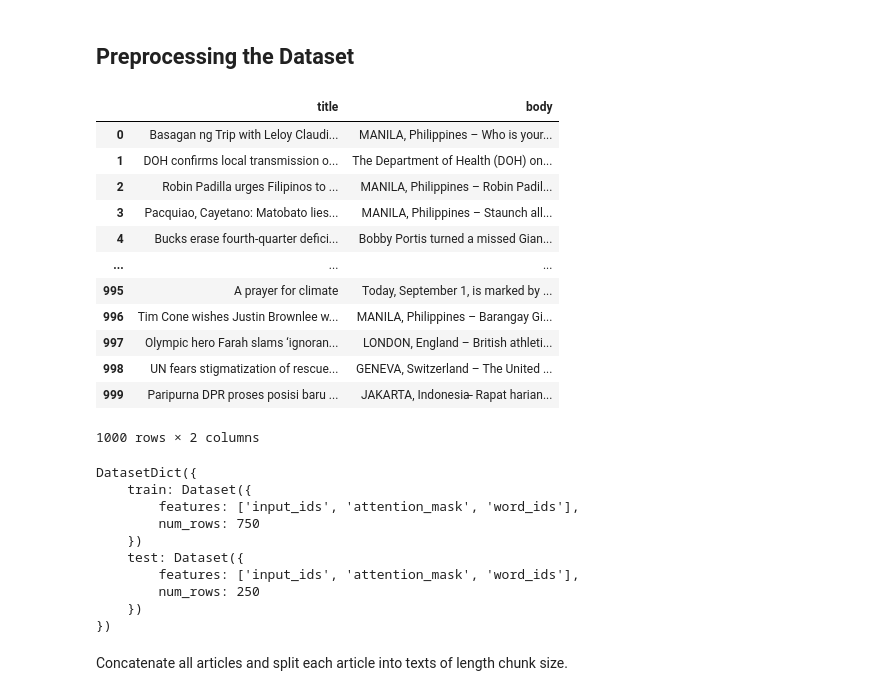
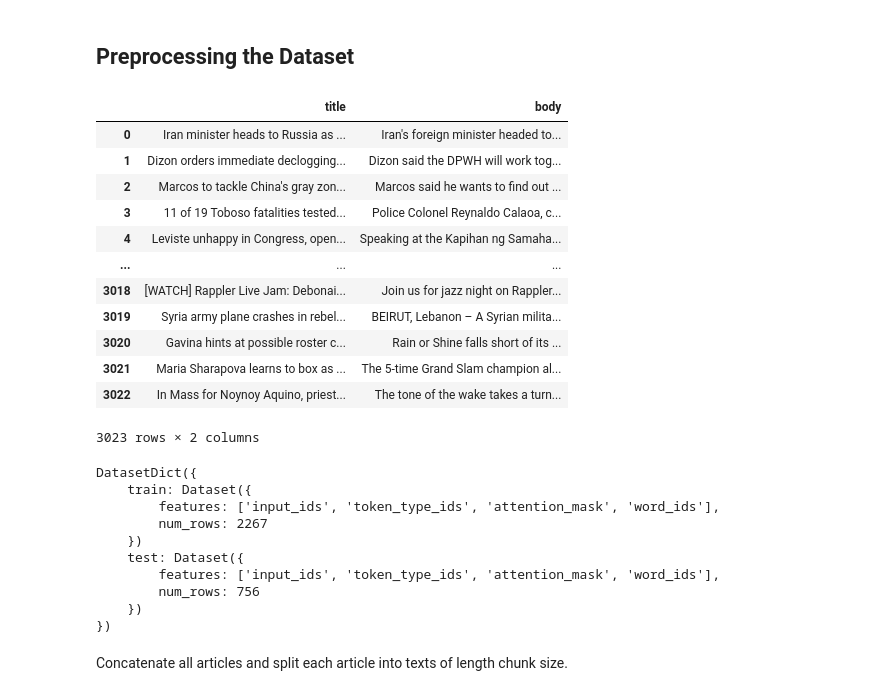
Before and after one commit to galierie/parawrite, a Jupyter notebook: model/training.ipynb, the cells around one changed output. Saved outputs shown, nothing was run; the diff lists cells and outputs as text; code cells hidden in the pictures.

Commit message:
feat(model): tinybert, adapt to new scraped file types, datasets

```diff
--- a/model/training.ipynb
+++ b/model/training.ipynb
@@ -52,29 +64,45 @@ for token in top_10_tokens:
 # %% [markdown]
 ## Preprocessing the Dataset
 # %%
-import json
+import jsonl
 import pandas as pd
 
-with open('../scraping/rappler_articles.json') as rappler_f:
-    rappler_json = json.load(rappler_f)
 
-rappler_df = pd.DataFrame(rappler_json['scraped'])
 
-rappler_df
+titles = []
+articles = []
+
+sources = ["abscbn", "gma", "rappler"]
+for source in sources:
+    with open(f'../scraping/{source}_articles.jsonl', encoding='utf-8', errors="replace") as source_f:
+        source_json = jsonl.load(source_f)
+        for article in source_json:
+            t = article['title']
+            b = article['body']
+            # print(b)
+            titles.append(t)
+            articles.append(b)
+
+articles_df = pd.DataFrame({
+    "title": titles,
+    "body": articles
+})
+
+articles_df
 # %% [output]
 |  | title | body |
-| 0 | Basagan ng Trip with Leloy Claudi... | MANILA, Philippines – Who is your... |
-| 1 | DOH confirms local transmission o... | The Department of Health (DOH) on... |
-| 2 | Robin Padilla urges Filipinos to ... | MANILA, Philippines – Robin Padil... |
-| 3 | Pacquiao, Cayetano: Matobato lies... | MANILA, Philippines – Staunch all... |
-| 4 | Bucks erase fourth-quarter defici... | Bobby Portis turned a missed Gian... |
+| 0 | Iran minister heads to Russia as ... | Iran's foreign minister headed to... |
+| 1 | Dizon orders immediate declogging... | Dizon said the DPWH will work tog... |
+| 2 | Marcos to tackle China's gray zon... | Marcos said he wants to find out ... |
+| 3 | 11 of 19 Toboso fatalities tested... | Police Colonel Reynaldo Calaoa, c... |
+| 4 | Leviste unhappy in Congress, open... | Speaking at the Kapihan ng Samaha... |
 | ... | ... | ... |
-| 995 | A prayer for climate | Today, September 1, is marked by ... |
-| 996 | Tim Cone wishes Justin Brownlee w... | MANILA, Philippines – Barangay Gi... |
-| 997 | Olympic hero Farah slams ‘ignoran... | LONDON, England – British athleti... |
-| 998 | UN fears stigmatization of rescue... | GENEVA, Switzerland – The United ... |
-| 999 | Paripurna DPR proses posisi baru ... | JAKARTA, Indonesia ̶ Rapat harian... |
+| 3018 | [WATCH] Rappler Live Jam: Debonai... | Join us for jazz night on Rappler... |
+| 3019 | Syria army plane crashes in rebel... | BEIRUT, Lebanon – A Syrian milita... |
+| 3020 | Gavina hints at possible roster c... | Rain or Shine falls short of its ... |
+| 3021 | Maria Sharapova learns to box as ... | The 5-time Grand Slam champion al... |
+| 3022 | In Mass for Noynoy Aquino, priest... | The tone of the wake takes a turn... |
-1000 rows × 2 columns
+3023 rows × 2 columns
 # %%
 def tokenize_func(data):
     tokenized = tokenizer(data["body"])
@@ -83,7 +111,7 @@ def tokenize_func(data):
     return tokenized
 
 
-rappler_ds = Dataset.from_pandas(rappler_df)
+rappler_ds = Dataset.from_pandas(articles_df)
 rappler_ds = rappler_ds.train_test_split(seed=SEED)
 
 tokenized_rappler = rappler_ds.map(
@@ -93,12 +121,12 @@ tokenized_rappler
 # %% [output]
 DatasetDict({
     train: Dataset({
-        features: ['input_ids', 'attention_mask', 'word_ids'],
-        num_rows: 750
+        features: ['input_ids', 'token_type_ids', 'attention_mask', 'word_ids'],
+        num_rows: 2267
     })
     test: Dataset({
-        features: ['input_ids', 'attention_mask', 'word_ids'],
-        num_rows: 250
+        features: ['input_ids', 'token_type_ids', 'attention_mask', 'word_ids'],
+        num_rows: 756
     })
 })
 # %% [markdown]
```
Also changed, not shown: parts of 9 cells of this notebook, 8 other files.
